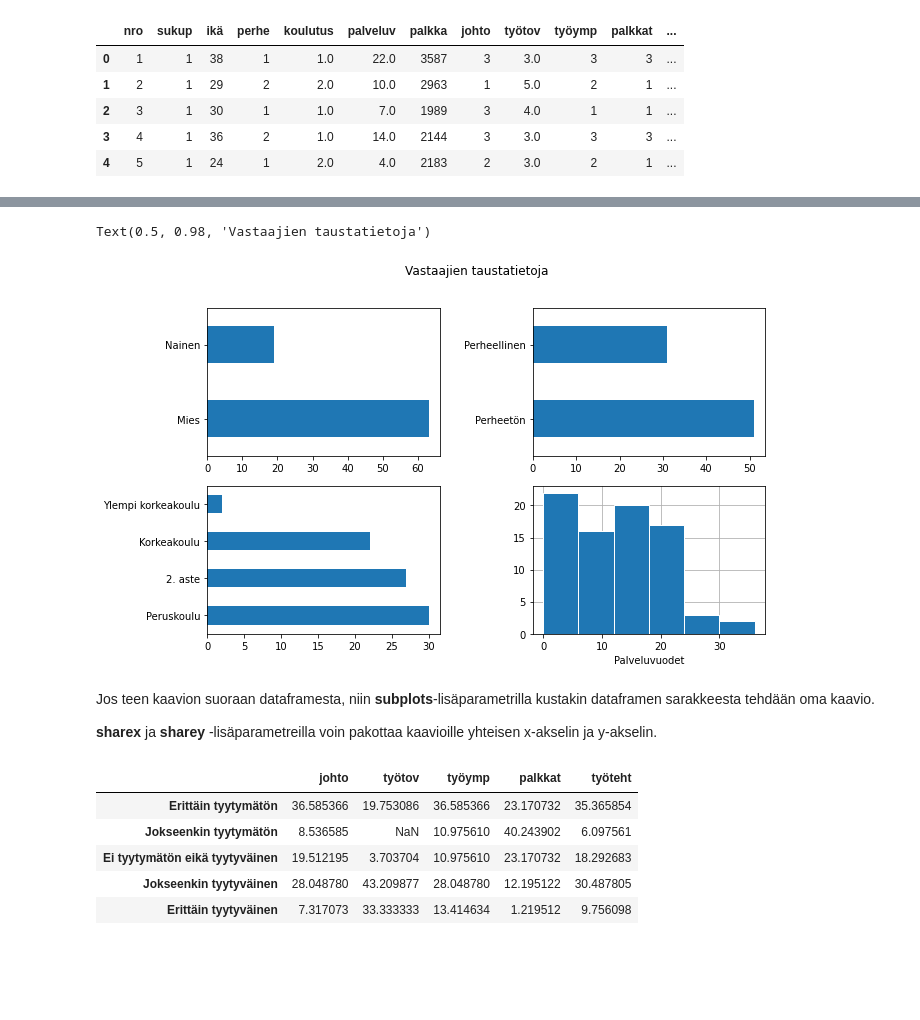
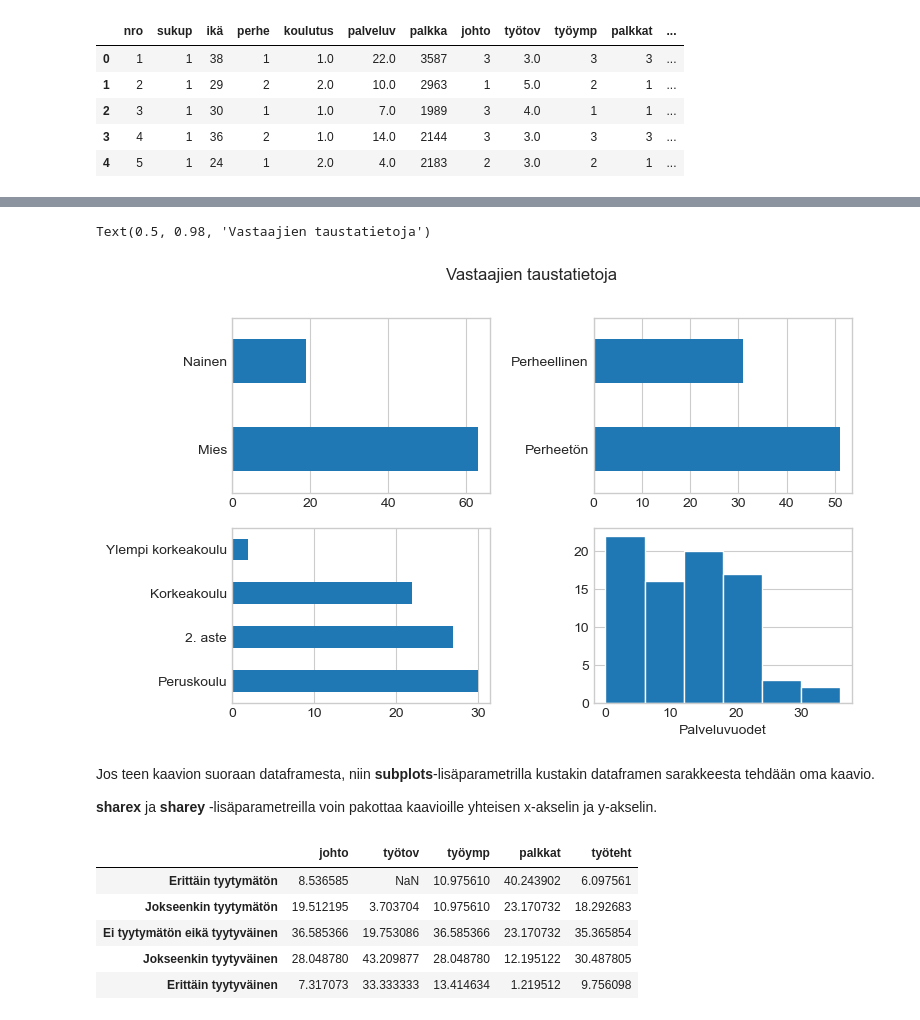
Before and after one commit to taanila/kaaviot, a Jupyter notebook: matplotlib7.ipynb, the cells around one changed output, grey strips where cells are left out. Drawn from its saved outputs; the diff is of its cells as text; code cells hidden in the pictures; blank space fills up the shorter version.

```diff
--- a/matplotlib7.ipynb
+++ b/matplotlib7.ipynb
@@ -24,6 +24,7 @@ https://nbviewer.jupyter.org/github/taanila/kaaviot/blob/master/matplotlib6.ipyn
 import numpy as np
 import pandas as pd
 import matplotlib.pyplot as plt
+plt.style.use('seaborn-whitegrid')
 # %%
 df = pd.read_excel('https://taanila.fi/data1.xlsx')
 df.head()
@@ -51,46 +52,51 @@ Lisään kuhunkin kaavioon sisältöä yksi kerrallaan. <b>ax[0, 0]</b> viittaa
 # %%
-fig, ax = plt.subplots(nrows = 2, ncols = 2, figsize = (10, 6))
+fig, axs = plt.subplots(nrows=2, ncols=2, figsize=(8, 5))
 
-fig.subplots_adjust(wspace = 0.4, hspace = 0.2)
+fig.subplots_adjust(wspace=0.4, hspace=0.2)
 
-df['sukup'].value_counts().plot.barh(ax = ax[0, 0])
-ax[0, 0].set_yticklabels(['Mies', 'Nainen'])
+df['sukup'].value_counts().plot.barh(ax=axs[0, 0])
+axs[0, 0].set_yticklabels(['Mies', 'Nainen'])
+axs[0, 0].grid(axis='y')
 
-df['perhe'].value_counts().plot.barh(ax = ax[0, 1])
-ax[0, 1].set_yticklabels(['Perheetön', 'Perheellinen'])
+df['perhe'].value_counts().plot.barh(ax=axs[0, 1])
+axs[0, 1].set_yticklabels(['Perheetön', 'Perheellinen'])
+axs[0, 1].grid(axis='y')
 
-df['koulutus'].value_counts().plot.barh(ax = ax[1, 0])
-ax[1, 0].set_yticklabels( ['Peruskoulu', '2. aste', 'Korkeakoulu', 'Ylempi korkeakoulu'])
+df['koulutus'].value_counts().plot.barh(ax=axs[1, 0])
+axs[1, 0].set_yticklabels( ['Peruskoulu', '2. aste', 'Korkeakoulu', 'Ylempi korkeakoulu'])
+axs[1, 0].grid(axis='y')
 
-df['palveluv'].hist(bins = 6, edgecolor = 'white', zorder = 2, ax = ax[1, 1])
-ax[1, 1].set_xlabel('Palveluvuodet')
+
+df['palveluv'].hist(bins=6, edgecolor='white', ax=axs[1, 1])
+axs[1, 1].set_xlabel('Palveluvuodet')
+axs[1, 1].grid(axis='x')
 
 # Kuvion otsikko
 fig.suptitle('Vastaajien taustatietoja')
 # %% [output]
 Text(0.5, 0.98, 'Vastaajien taustatietoja')
-[figure, old version]
+[figure, new version]
 # %% [markdown]
-Jos teen kaavion suoraan dataframesta, niin <b>subplots</b>-lisäparametrilla kustakin dataframen sarakkeesta tehdään oma kaavio.
+Jos teen kaavion suoraan dataframesta, niin **subplots**-lisäparametrilla kustakin dataframen sarakkeesta tehdään oma kaavio.
 
-<b>sharex</b> ja <b>sharey</b> -lisäparametreilla voin pakottaa kaavioille yhteisen x-akselin ja y-akselin.
+**sharex** ja **sharey** -lisäparametreilla voin pakottaa kaavioille yhteisen x-akselin ja y-akselin.
 # %%
 # Dataframen laskeminen
-df1 = df['johto'].value_counts(sort = False, normalize = True).to_frame()
-df1['työtov'] = df['työtov'].value_counts(sort = False, normalize = True)
-df1['työymp'] = df['työymp'].value_counts(sort = False, normalize = True)
-df1['palkkat'] = df['palkkat'].value_counts(sort = False, normalize = True)
-df1['työteht'] = df['työteht'].value_counts(sort = False, normalize = True)
+df1 = df['johto'].value_counts(normalize=True).sort_index().to_frame()
+df1['työtov'] = df['työtov'].value_counts(sort=False, normalize=True)
+df1['työymp'] = df['työymp'].value_counts(sort=False, normalize=True)
+df1['palkkat'] = df['palkkat'].value_counts(sort=False, normalize=True)
+df1['työteht'] = df['työteht'].value_counts(sort=False, normalize=True)
 
 df1.index = ['Erittäin tyytymätön', 'Jokseenkin tyytymätön', 'Ei tyytymätön eikä tyytyväinen',
                 'Jokseenkin tyytyväinen', 'Erittäin tyytyväinen']
-df1 = df1 * 100
+df1 = df1*100
 df1
 # %% [output]
 |  | johto | työtov | työymp | palkkat | työteht |
-| Erittäin tyytymätön | 36.585366 | 19.753086 | 36.585366 | 23.170732 | 35.365854 |
-| Jokseenkin tyytymätön | 8.536585 | NaN | 10.975610 | 40.243902 | 6.097561 |
-| Ei tyytymätön eikä tyytyväinen | 19.512195 | 3.703704 | 10.975610 | 23.170732 | 18.292683 |
+| Erittäin tyytymätön | 8.536585 | NaN | 10.975610 | 40.243902 | 6.097561 |
+| Jokseenkin tyytymätön | 19.512195 | 3.703704 | 10.975610 | 23.170732 | 18.292683 |
+| Ei tyytymätön eikä tyytyväinen | 36.585366 | 19.753086 | 36.585366 | 23.170732 | 35.365854 |
 | Jokseenkin tyytyväinen | 28.048780 | 43.209877 | 28.048780 | 12.195122 | 30.487805 |
 | Erittäin tyytyväinen | 7.317073 | 33.333333 | 13.414634 | 1.219512 | 9.756098 |
 # %%
```
Also changed, not shown: parts of 7 cells of this notebook.
